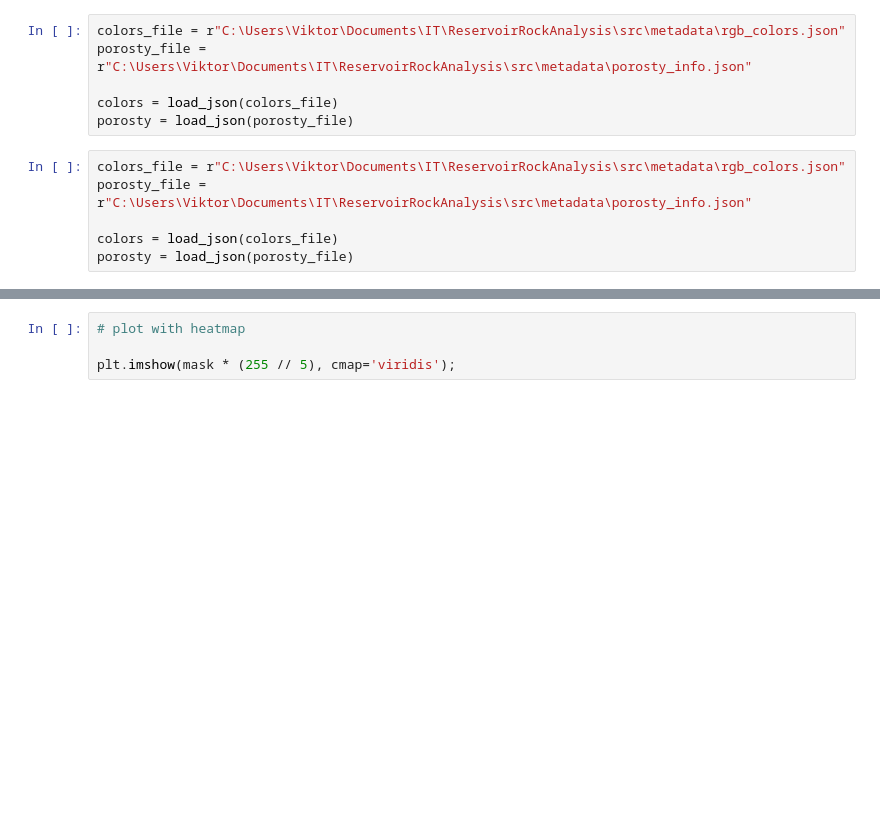
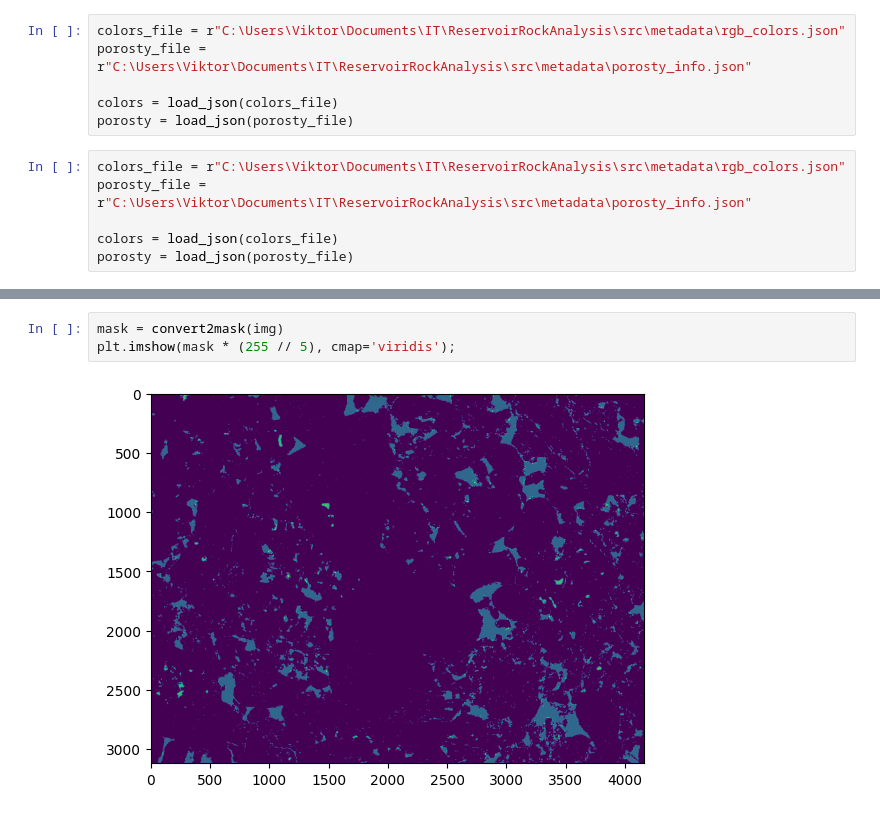
Before and after one commit to vitamin1312/ReservoirRockAnalysis, a Jupyter notebook: src/NeuralNetwork/image_processing.ipynb, the cells around one changed output, grey strips where cells are left out. Cells and saved outputs as stored; diff of their text form; blank space fills up the shorter version.

```diff
--- a/src/NeuralNetwork/image_processing.ipynb
+++ b/src/NeuralNetwork/image_processing.ipynb
@@ -52,4 +97,5 @@ for elem in indexed_colors:
 # %%
-# plot with heatmap
-
+mask = convert2mask(img)
 plt.imshow(mask * (255 // 5), cmap='viridis');
+# %% [output]
+[figure, added]
```
Also changed, not shown: parts of 23 cells of this notebook, 1 other file.
